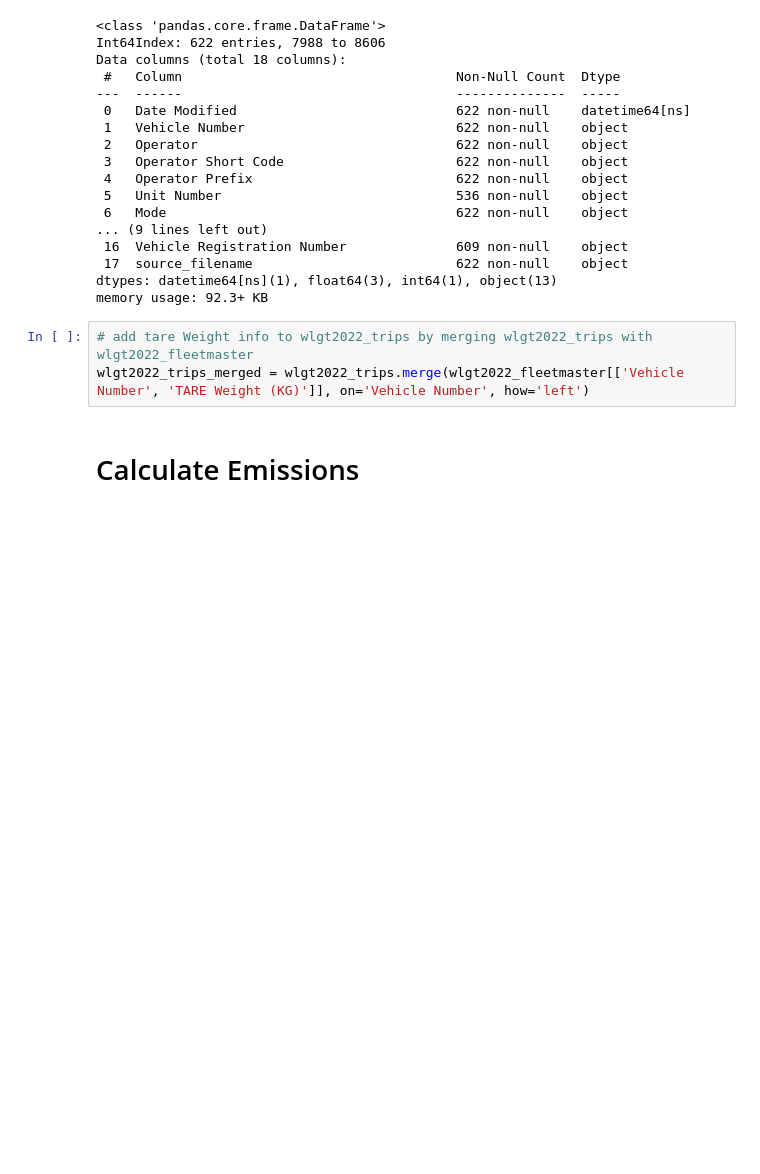
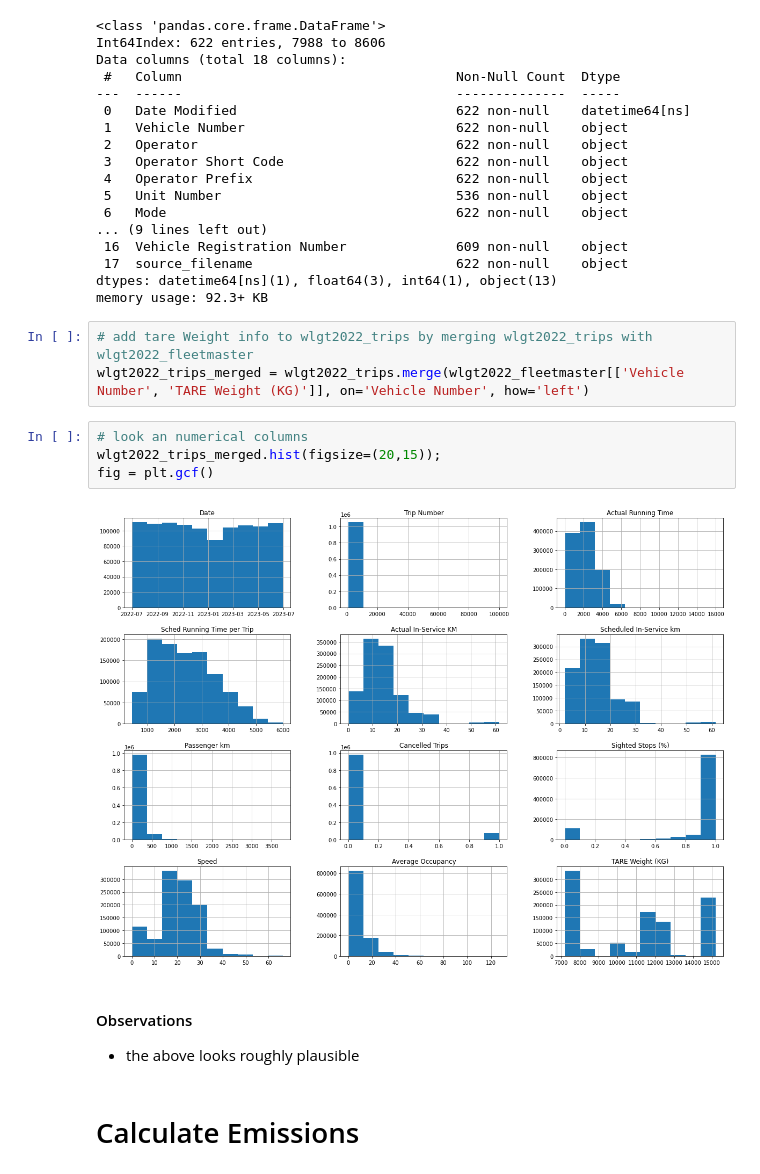
Before and after one commit to OxanaHart/Data351, a Jupyter notebook: Wellington Hourly Investigation/Preprocessing.ipynb, the cells around one changed output. Drawn from its saved outputs; the diff is of its cells as text; blank space fills up the shorter version.

```diff
--- a/Wellington Hourly Investigation/Preprocessing.ipynb
+++ b/Wellington Hourly Investigation/Preprocessing.ipynb
@@ -206,6 +234,15 @@ memory usage: 92.3+ KB
 # %%
 # add tare Weight info to wlgt2022_trips by merging wlgt2022_trips with wlgt2022_fleetmaster
 wlgt2022_trips_merged = wlgt2022_trips.merge(wlgt2022_fleetmaster[['Vehicle Number', 'TARE Weight (KG)']], on='Vehicle Number', how='left')
+# %%
+# look an numerical columns
+wlgt2022_trips_merged.hist(figsize=(20,15));
+fig = plt.gcf()
+# %% [output]
+[figure, added]
+# %% [markdown]
+#### Observations
+ - the above looks roughly plausible
 # %% [markdown]
 # Calculate Emissions
 # %%
```
Also changed, not shown: parts of 14 cells of this notebook.
